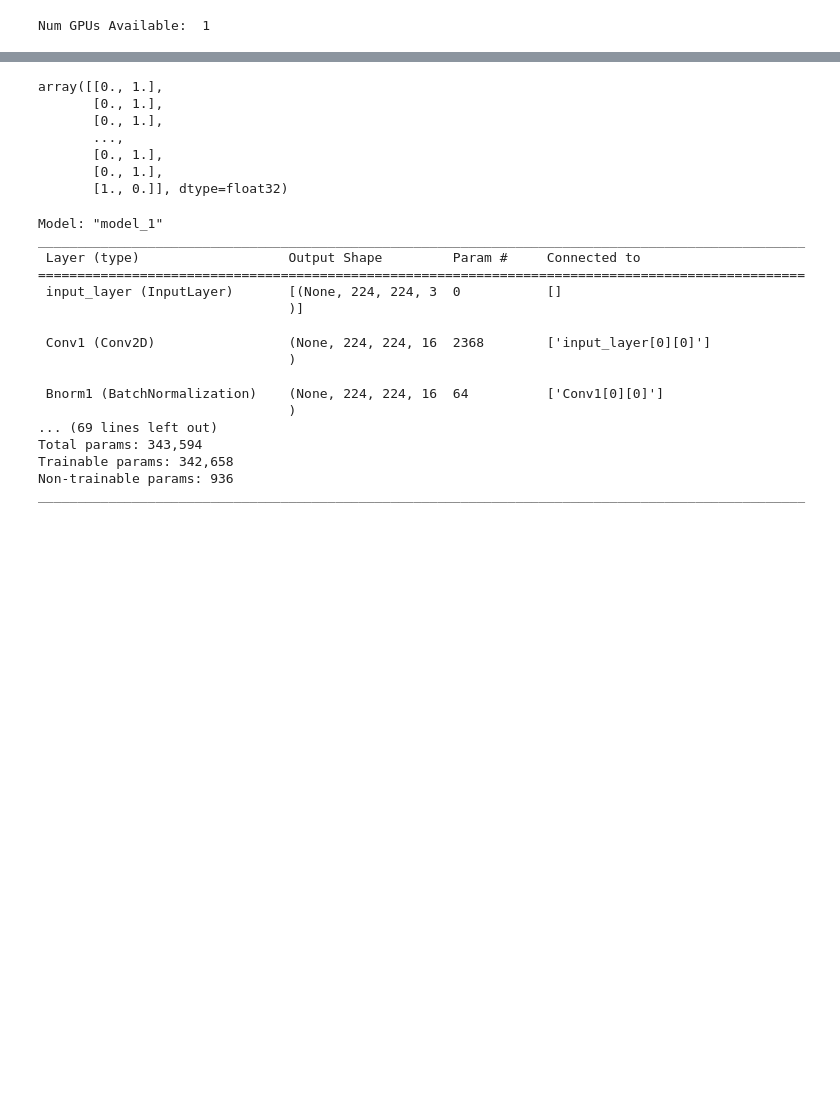
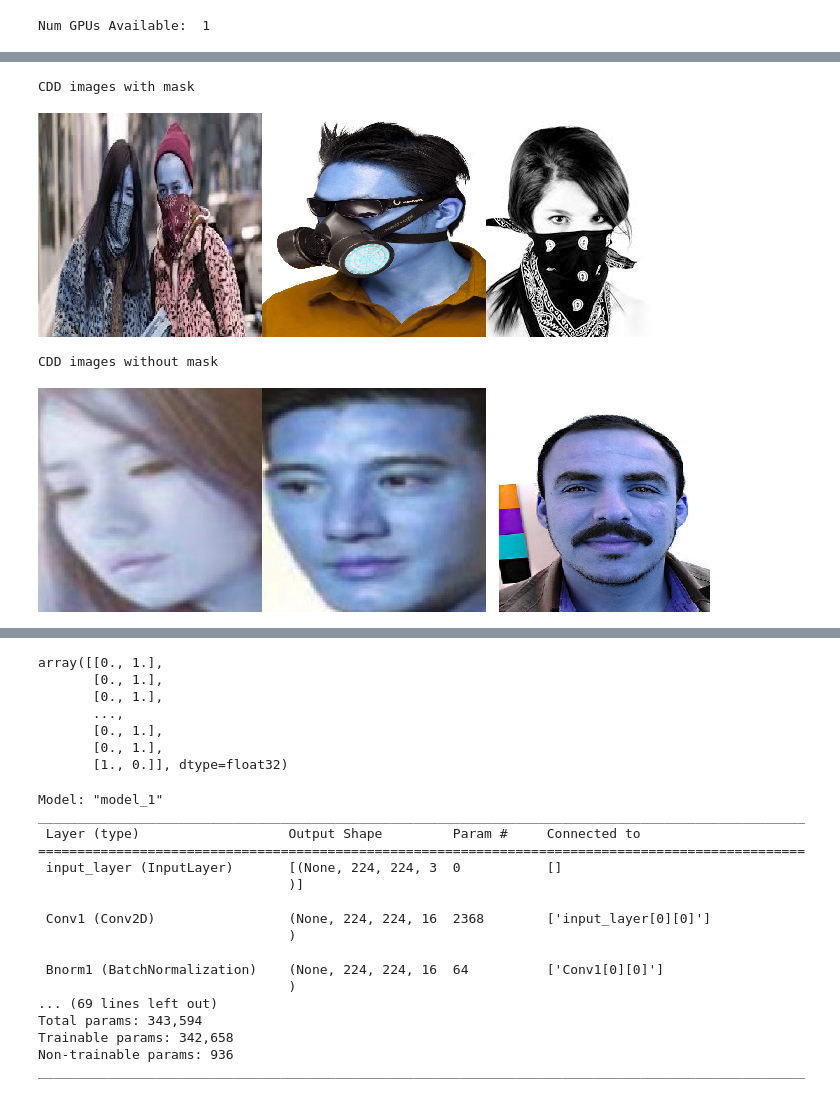
Before and after one commit to ZahraDehghani99/FacemaskWearingAlertSystem, a Jupyter notebook: FaceMaskClassifier.ipynb, the cells around one changed output, grey strips where cells are left out. Saved outputs shown, nothing was run; the diff lists cells and outputs as text; code cells hidden in the pictures; blank space fills up the shorter version.

```diff
--- a/FaceMaskClassifier.ipynb
+++ b/FaceMaskClassifier.ipynb
@@ -110,0 +42,5 @@ testX = testX.astype("float") / 255.0
+# %%
+base_path = '/content/drive/MyDrive/DIP_final_proj/face-mask-classifier-dataset/'
+cdd_data_path = '/content/drive/MyDrive/DIP_final_proj/face-mask-classifier-dataset/dataset_CDD/'
+rmfd_data_path = '/content/drive/MyDrive/DIP_final_proj/face-mask-classifier-dataset/dataset_RMFD/dataset_RMFD/'
+smfd_data_path = '/content/drive/MyDrive/DIP_final_proj/face-mask-classifier-dataset/dataset_SMFD/dataset_SMFD/'
@@ -110,0 +53,18 @@ testX = testX.astype("float") / 255.0
+# %%
+def visualize_data(data_name, npy_file_name, data_path):
+  images = np.load(f'/content/drive/MyDrive/DIP_final_proj/face-mask-classifier-dataset/{npy_file_name}.npy')
+
+  with_mask_len = len(list(paths.list_images(data_path + "with_mask")))
+  withou_mask_len = len(list(paths.list_images(data_path + "without_mask")))
+
+  # let's select 3 random images form each class
+  with_mask_idx = random.sample(range(with_mask_len), 3)
+  without_mask_idx = random.sample(range(with_mask_len, with_mask_len + withou_mask_len), 3)
+
+  cdd_data_with_mask = np.hstack([images[with_mask_idx[0]], images[with_mask_idx[1]], images[with_mask_idx[2]]])
+  cdd_data_without_mask = np.hstack([images[without_mask_idx[0]], images[without_mask_idx[1]], images[without_mask_idx[2]]])
+
+  print(f'{data_name} images with mask\n')
+  cv2_imshow(cdd_data_with_mask)
+  print(f'\n{data_name} images without mask\n')
+  cv2_imshow(cdd_data_without_mask)
@@ -110,0 +77,7 @@ testX = testX.astype("float") / 255.0
+# %%
+visualize_data("CDD", "cdd_data", cdd_data_path)
+# %% [output]
+CDD images with mask
+[figure, added]
+CDD images without mask
+[figure, added]
```
Also changed, not shown: parts of 53 cells of this notebook.
